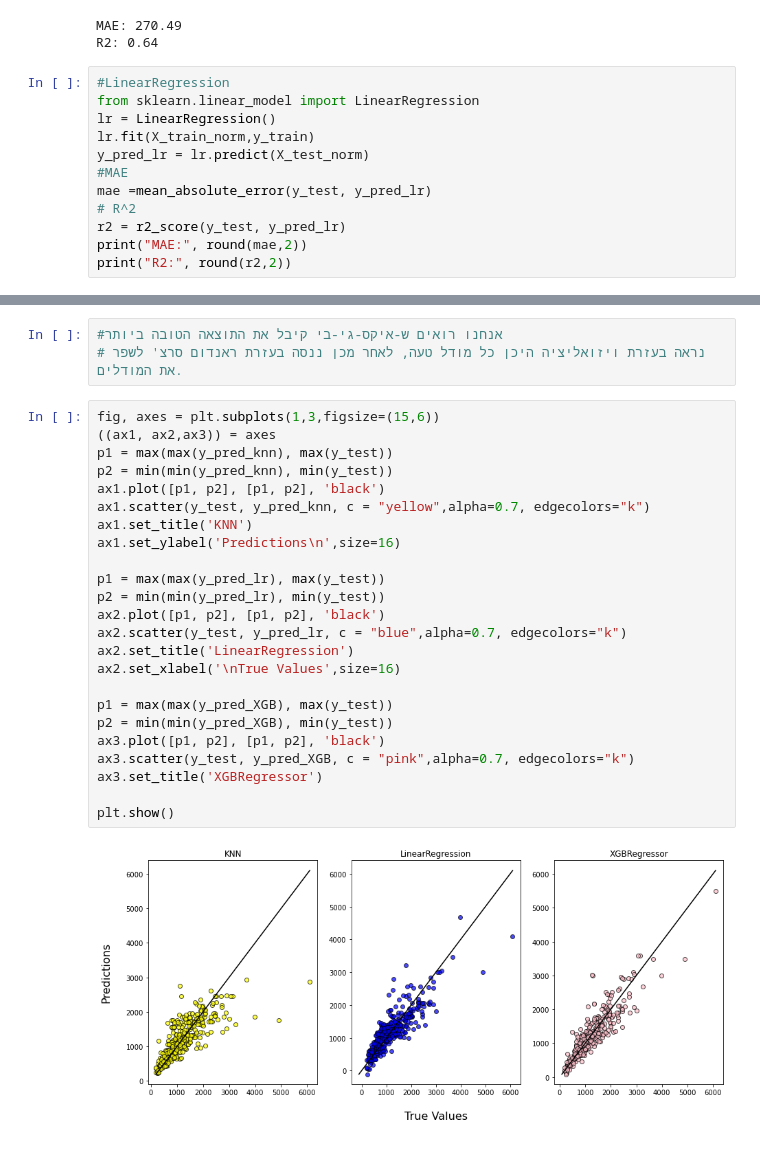
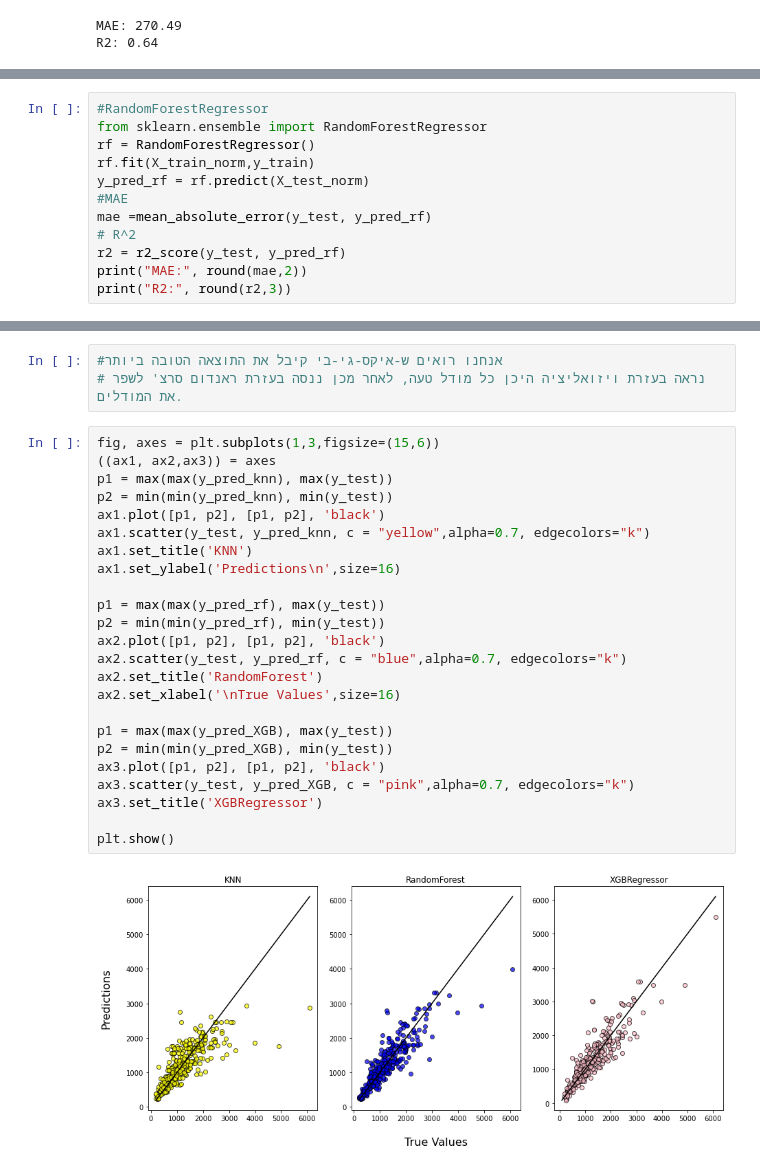
Before and after one commit to NoaAmichai/Laptop-Price-Prediction, a Jupyter notebook: Laptop Price.ipynb, the cells around one changed output, grey strips where cells are left out. Drawn from its saved outputs; the diff is of its cells as text.

```diff
--- a/Laptop Price.ipynb
+++ b/Laptop Price.ipynb
@@ -328,15 +328,3 @@ print("R2:", round(r2,2))
 # %% [output]
 MAE: 270.49
 R2: 0.64
-# %%
-#LinearRegression
-from sklearn.linear_model import LinearRegression
-lr = LinearRegression()
-lr.fit(X_train_norm,y_train)
-y_pred_lr = lr.predict(X_test_norm)
-#MAE
-mae =mean_absolute_error(y_test, y_pred_lr)
-# R^2
-r2 = r2_score(y_test, y_pred_lr)
-print("MAE:", round(mae,2))
-print("R2:", round(r2,2))
@@ -345,0 +343,12 @@ R2: 0.76
+# %%
+#RandomForestRegressor
+from sklearn.ensemble import RandomForestRegressor
+rf = RandomForestRegressor()
+rf.fit(X_train_norm,y_train)
+y_pred_rf = rf.predict(X_test_norm)
+#MAE
+mae =mean_absolute_error(y_test, y_pred_rf)
+# R^2
+r2 = r2_score(y_test, y_pred_rf)
+print("MAE:", round(mae,2))
+print("R2:", round(r2,3))
@@ -357,32 +370,32 @@ print("R2:", round(r2,2))
 # %% [output]
 MAE: 200.85
 R2: 0.82
-# %%
-#אנחנו רואים ש-איקס-גי-בי קיבל את התוצאה הטובה ביותר
-# נראה בעזרת ויזואליציה היכן כל מודל טעה, לאחר מכן ננסה בעזרת ראנדום סרצ' לשפר את המודלים.
+# %%
+#אנחנו רואים ש-איקס-גי-בי קיבל את התוצאה הטובה ביותר
+# נראה בעזרת ויזואליציה היכן כל מודל טעה, לאחר מכן ננסה בעזרת ראנדום סרצ' לשפר את המודלים.
 # %%
 fig, axes = plt.subplots(1,3,figsize=(15,6))
 ((ax1, ax2,ax3)) = axes
 p1 = max(max(y_pred_knn), max(y_test))
 p2 = min(min(y_pred_knn), min(y_test))
 ax1.plot([p1, p2], [p1, p2], 'black')
 ax1.scatter(y_test, y_pred_knn, c = "yellow",alpha=0.7, edgecolors="k")
 ax1.set_title('KNN')
 ax1.set_ylabel('Predictions\n',size=16)
 
-p1 = max(max(y_pred_lr), max(y_test))
-p2 = min(min(y_pred_lr), min(y_test))
+p1 = max(max(y_pred_rf), max(y_test))
+p2 = min(min(y_pred_rf), min(y_test))
 ax2.plot([p1, p2], [p1, p2], 'black')
-ax2.scatter(y_test, y_pred_lr, c = "blue",alpha=0.7, edgecolors="k")
-ax2.set_title('LinearRegression')
+ax2.scatter(y_test, y_pred_rf, c = "blue",alpha=0.7, edgecolors="k")
+ax2.set_title('RandomForest')
 ax2.set_xlabel('\nTrue Values',size=16)
 
 p1 = max(max(y_pred_XGB), max(y_test))
 p2 = min(min(y_pred_XGB), min(y_test))
 ax3.plot([p1, p2], [p1, p2], 'black')
 ax3.scatter(y_test, y_pred_XGB, c = "pink",alpha=0.7, edgecolors="k")
 ax3.set_title('XGBRegressor')
 
 plt.show()
 # %% [output]
-[figure, old version]
+[figure, new version]
```
Also changed, not shown: parts of 16 cells of this notebook.
